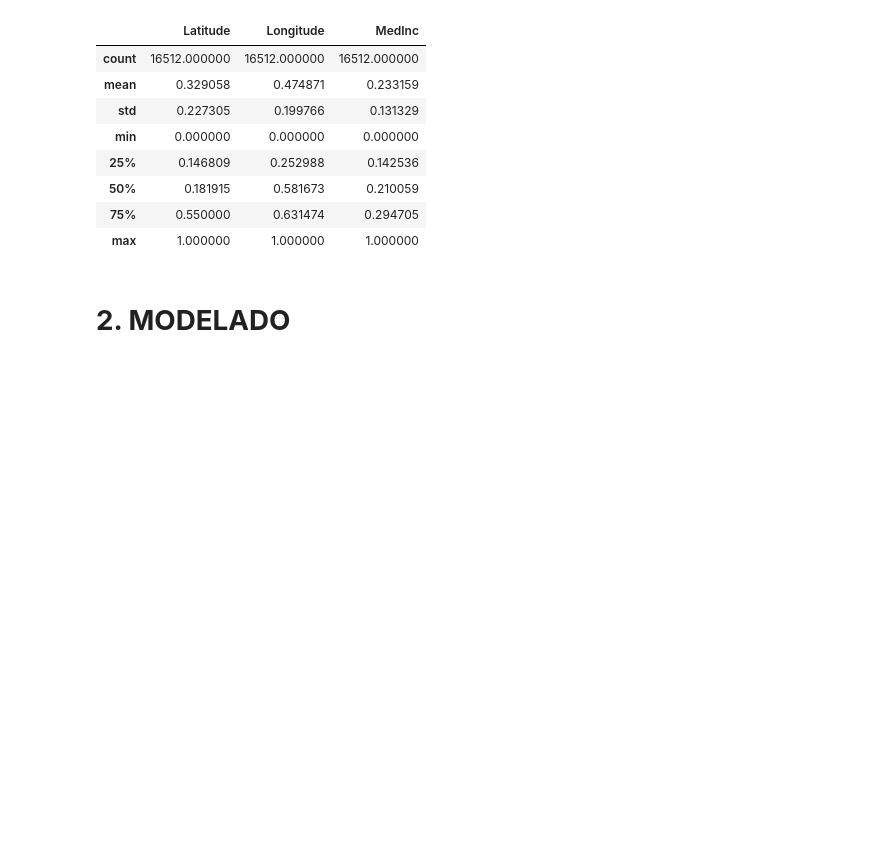
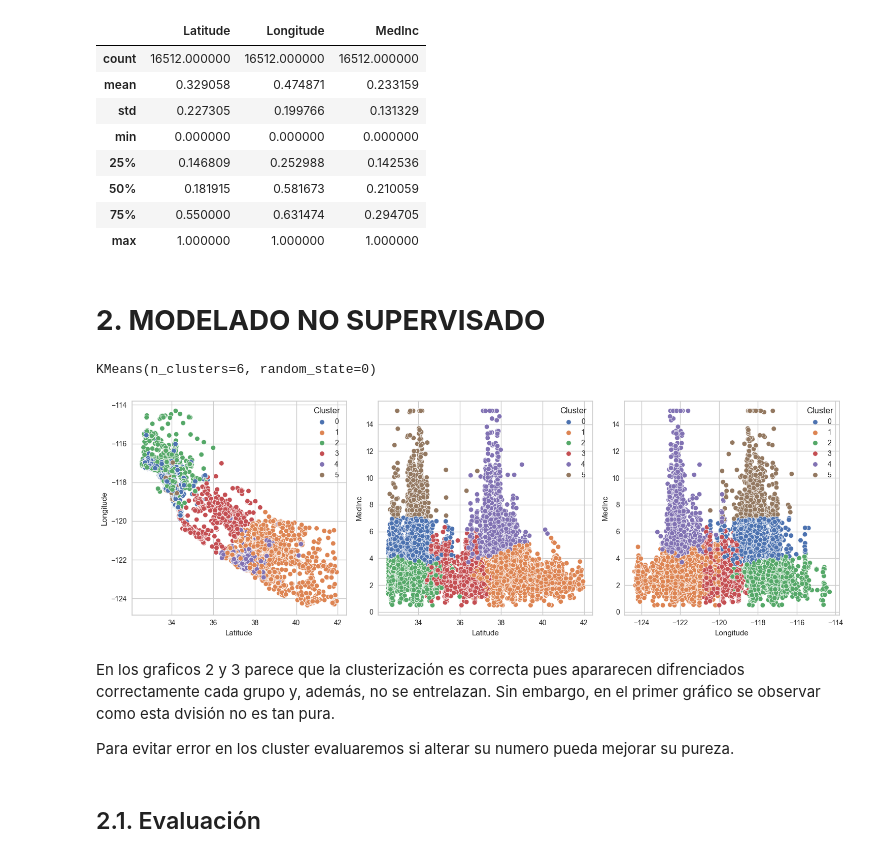
Before and after one commit to jjimvar/intro-ml, a Jupyter notebook: src/09-k-means.ipynb, the cells around one changed output. Saved outputs shown, nothing was run; the diff lists cells and outputs as text; code cells hidden in the pictures; blank space fills up the shorter version.

```diff
--- a/src/09-k-means.ipynb
+++ b/src/09-k-means.ipynb
@@ -138,4 +93,31 @@ X_train_sc.describe()
 | 75% | 0.550000 | 0.631474 | 0.294705 |
 | max | 1.000000 | 1.000000 | 1.000000 |
 # %% [markdown]
-# **2. MODELADO**
+# **2. MODELADO NO SUPERVISADO**
+# %%
+#Entrenamos el modelo de k means con 6 cluster
+kmeans = KMeans(n_clusters=6, random_state=0)
+kmeans.fit(X_train_sc)
+# %% [output]
+KMeans(n_clusters=6, random_state=0)
+# %%
+#Creamos copia de train
+train=X_train.copy()
+#Añadimos las etiquetas entrenadas
+train['Cluster']=kmeans.labels_
+fig, axis = plt.subplots(1, 3, figsize = (15, 5))
+
+sns.scatterplot(ax = axis[0], data = train, x = "Latitude", y = "Longitude", hue = "Cluster", palette = "deep")
+sns.scatterplot(ax = axis[1], data = train, x = "Latitude", y = "MedInc", hue = "Cluster", palette = "deep")
+sns.scatterplot(ax = axis[2], data = train, x = "Longitude", y = "MedInc", hue = "Cluster", palette = "deep")
+plt.tight_layout()
+
+plt.show()
+# %% [output]
+[figure, added]
+# %% [markdown]
+En los graficos 2 y 3 parece que la clusterización es correcta pues apararecen difrenciados correctamente cada grupo y, además, no se entrelazan. Sin embargo, en el primer gráfico se observar como esta dvisión no es tan pura.
+
+Para evitar error en los cluster evaluaremos si alterar su numero pueda mejorar su pureza.
+# %% [markdown]
+## 2.1. Evaluación
```
Also changed, not shown: parts of 29 cells of this notebook, 10 other files.
